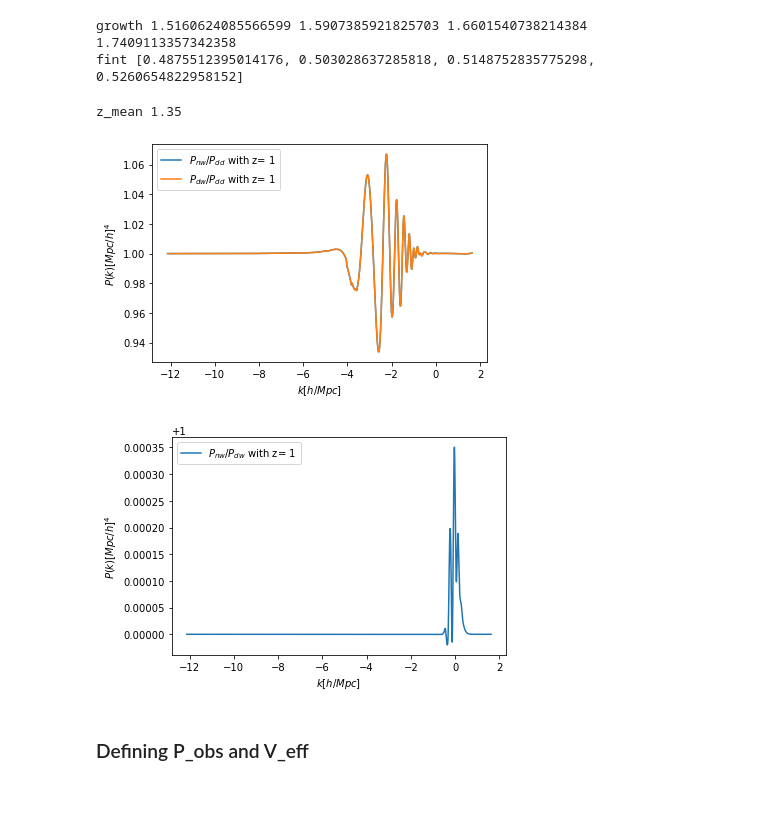
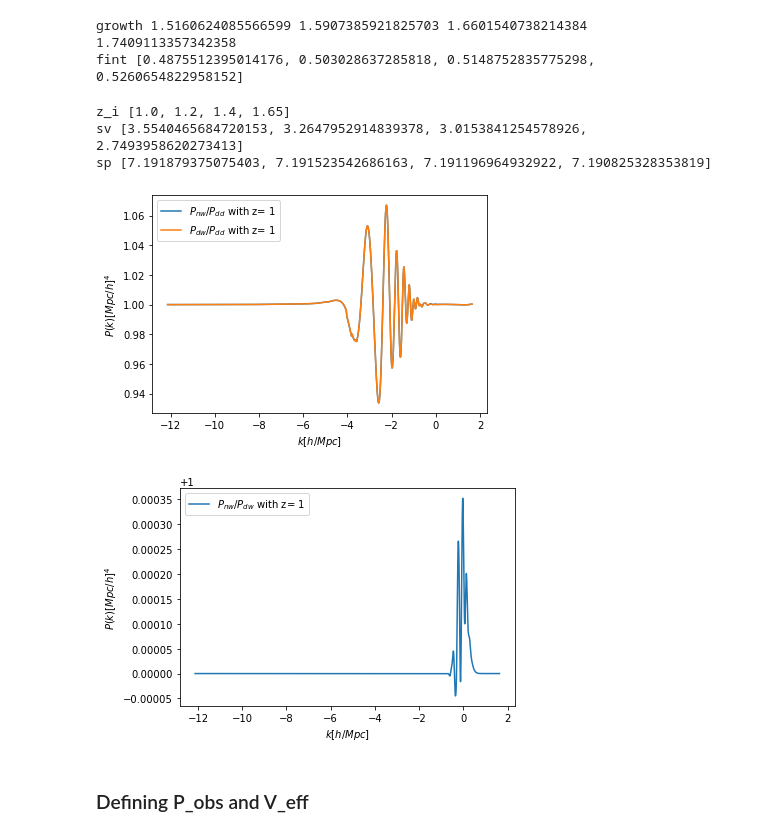
Before and after one commit to antoniacisternas/Forecast-validation-for-Euclid., a Jupyter notebook: Fisher_matrix.ipynb, the cells around one changed output. Drawn from its saved outputs; the diff is of its cells as text; code cells hidden in the pictures; blank space fills up the shorter version.

```diff
--- a/Fisher_matrix.ipynb
+++ b/Fisher_matrix.ipynb
@@ -401,24 +392,21 @@ def sv_(zi):
   j = z_i.index(zi)
   I = np.trapz(np.exp(P_dd(k_new[j], z_i[j])), np.exp(k_new[j]))
   return np.sqrt((1/(6* (np.pi**2)))* I)
+
 def sp_(zi):
   j = z_i.index(zi)
   I = np.trapz(np.exp(P_dd(k_new[j], z_i[j])), np.exp(k_new[j]))
-  return np.sqrt((1/(6* (np.pi**2)))* I)
+  return np.sqrt((1/(6* (np.pi**2)))* I)/s8[j]
 
 sv = [sv_(z_i[0]), sv_(z_i[1]), sv_(z_i[2]), sv_(z_i[3])]
 #sv = [0.1,0.1,0.1,0.1]
 sp = [sp_(z_i[0]), sp_(z_i[1]), sp_(z_i[2]), sp_(z_i[3])]
-#####################
+print('z_i', z_i)
+print('sv', sv)
+print('sp', sp)
+
 z_mean = (z_max[3]-z_min[0])/2 + z_min[0]
-print('z_mean', z_mean)
-'''
-sv(zmean)
-'''
-#def sv(z):
-#  return sv
 
-###################
 
 # Comoving distance error sigma_r = (c/H(z))*(1+z)* sigma_{0,z}
 def F_z(k_ref,u_ref,z):
@@ -445,46 +433,50 @@ def u(z, k_ref, u_ref, H = None, D_A = None):
   return u_ref * (qper1/qpar1) * (1 + u_ref**2 *((qper1**2/qpar1**2) -1))**(-0.5)
 
 # Non-linear damping factor of the BAO signal.
-def g_u(u, zi, sv1 = None):
+def g_u(u, zi, sv1 = None, fs81=None):
   bin = z_i.index(zi)
   sv1_value = sv[bin] if sv1 is None else sv1
-  return sv1_value**2 *(1- u**2 + (u**2)*(1+ f[bin])**2)
+  fs81_value = fs8[bin] if fs81 is None else fs81
 
-def P_dw(k, u, z, sv1 = None, paso = None, var = None):
+  return sv1_value**2 *(1- u**2 + (u**2)*(1+ fs81_value*s8[bin])**2)
+
+def P_dw(k, u, z, sv1 = None, paso = None, var = None, fs81=None):
   bin = z_i.index(z)
   sv1_value = sv[bin] if sv1 is None else sv1
-
+  fs81_value = fs8[bin] if fs81 is None else fs81
   if paso == None:
-    return np.exp(P_dd(k, z))* np.exp(-g_u(u ,z , sv1 = sv1_value)*k**2) + np.exp(P_nw(k, z))* (1- np.exp(-g_u(u,z, sv1 = sv1_value)*k**2))
+    return np.exp(P_dd(k, z))* np.exp(-g_u(u ,z , sv1 = sv1_value, fs81= fs81_value)*k**2) + np.exp(P_nw(k, z))* (1- np.exp(-g_u(u,z, sv1 = sv1_value, fs81= fs81_value)*k**2))
 
   elif paso == 'pl':
-    return np.exp(P_pl(k, z, var))* np.exp(-g_u(u,z, sv1 = sv1_value)*k**2) + np.exp(P_nw_pl(k, z, var))* (1- np.exp(-g_u(u,z, sv1 = sv1_value)*k**2))
+    return np.exp(P_pl(k, z, var))* np.exp(-g_u(u,z, sv1 = sv1_value, fs81= fs81_value)*k**2) + np.exp(P_nw_pl(k, z, var))* (1- np.exp(-g_u(u,z, sv1 = sv1_value, fs81= fs81_value)*k**2))
 
   else:
-    return np.exp(P_mn(k, z, var))* np.exp(-g_u(u,z, sv1 = sv1_value)*k**2) + np.exp(P_nw_mn(k, z, var))* (1- np.exp(-g_u(u,z, sv1 = sv1_value)*k**2))
+    return np.exp(P_mn(k, z, var))* np.exp(-g_u(u,z, sv1 = sv1_value, fs81= fs81_value)*k**2) + np.exp(P_nw_mn(k, z, var))* (1- np.exp(-g_u(u,z, sv1 = sv1_value,  fs81= fs81_value)*k**2))
 
 # Probando:
 u_prueba = np.linspace(-1,1, 50927)
 k1 = k(z_i[0],k_new[0], u_prueba)
 k2 = k(z_i[0],k_nw_new[0], u_prueba)
 u1 = u(z_i[0],k_new[0], u_prueba)
 
 plt.plot(k2, np.exp(P_nw(k2, z_i[0]))/np.exp(P_dd(k1,  z_i[0])),  label = r'$P_{nw}/P_{dd}$ with z= 1')
 plt.plot(k_new[0], P_dw(k2, u_prueba, z_i[0])/np.exp(P_dd(k_new[0],  z_i[0])), label = r'$P_{dw}/P_{dd}$ with z= 1')
 plt.xlabel(r"$k[h/Mpc]$")
 plt.ylabel(r"$P(k)[Mpc/h]^4$")
 plt.legend()
 plt.show()
 
 plt.plot(k_new[0], np.exp(P_nw(k2, z_i[0]))/P_dw(k2, u_prueba, z_i[0]), label = r'$P_{nw}/P_{dw}$ with z= 1')
 plt.xlabel(r"$k[h/Mpc]$")
 plt.ylabel(r"$P(k)[Mpc/h]^4$")
 plt.legend()
 plt.show()
 # %% [output]
-z_mean 1.35
+z_i [1.0, 1.2, 1.4, 1.65]
+sv [3.5540465684720153, 3.2647952914839378, 3.0153841254578926, 2.7493958620273413]
+sp [7.191879375075403, 7.191523542686163, 7.191196964932922, 7.190825328353819]
 [figure]
-[figure, old version]
+[figure, new version]
 # %% [markdown]
 ### Defining P_obs and V_eff
 # %%
```
Also changed, not shown: parts of 18 cells of this notebook, 1 other file.
